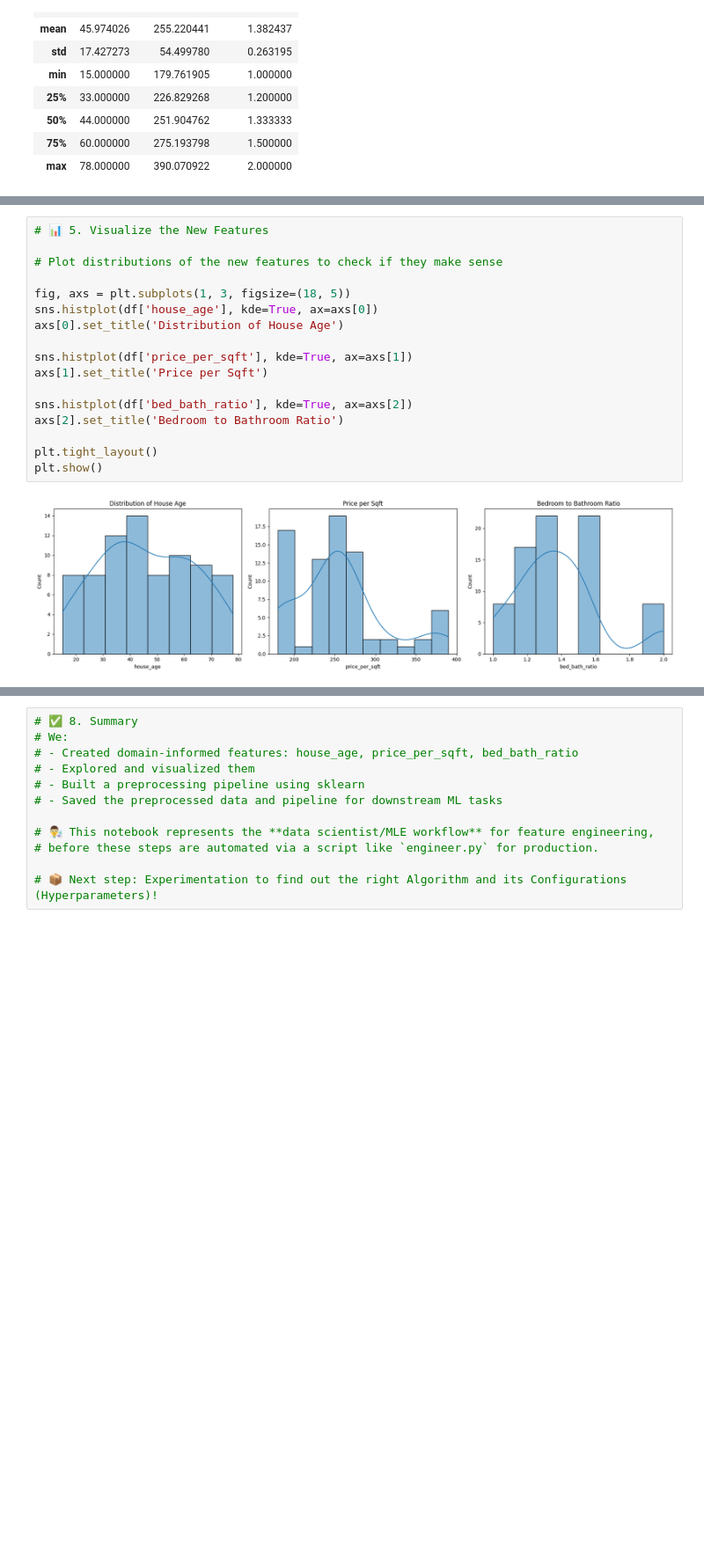
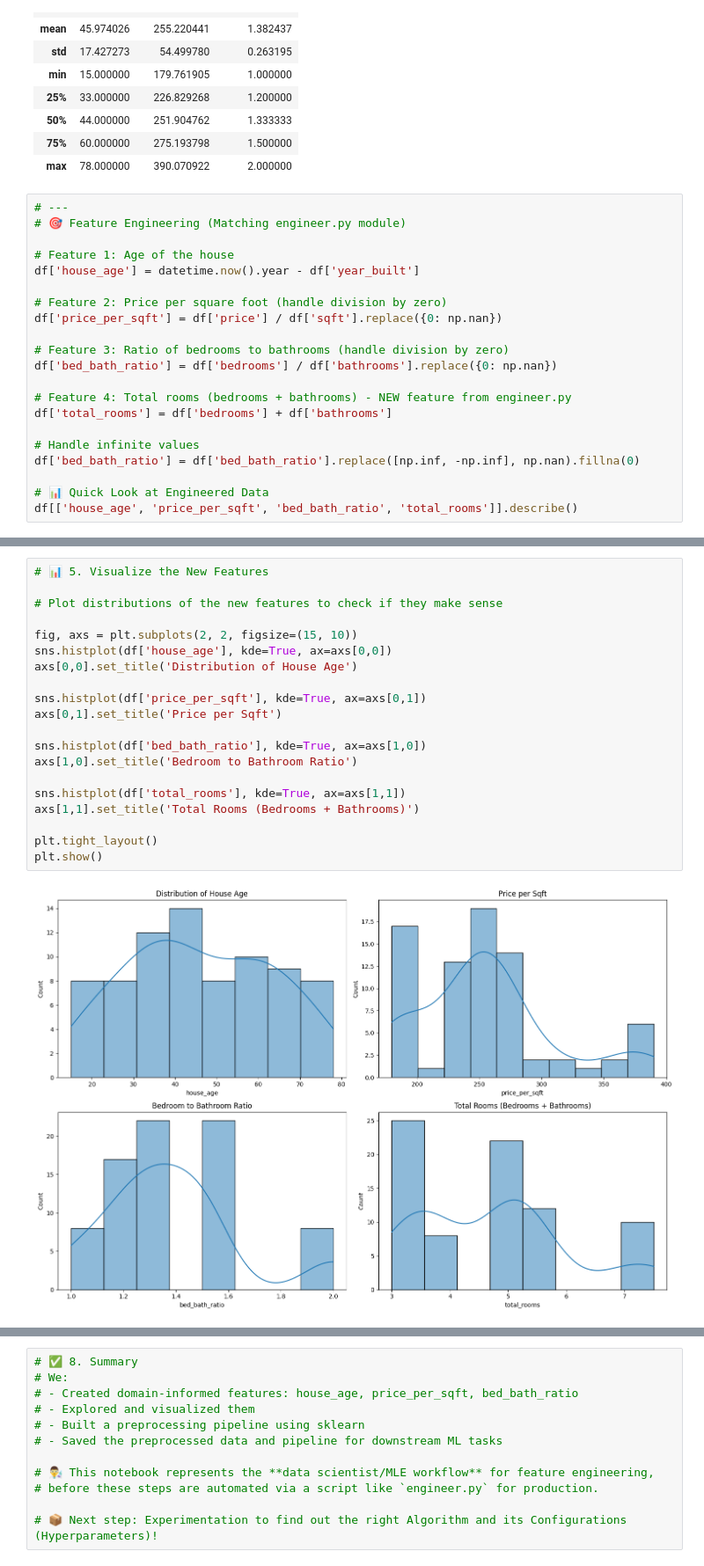
Before and after one commit to sonvt8/MLOps-House_Price_Predictions, a Jupyter notebook: notebooks/02_feature_engineering.ipynb, the cells around one changed output, grey strips where cells are left out. Shown at 88% size. Saved outputs shown, nothing was run; the diff lists cells and outputs as text; blank space fills up the shorter version.

```diff
--- a/notebooks/02_feature_engineering.ipynb
+++ b/notebooks/02_feature_engineering.ipynb
@@ -96,3 +96,24 @@ df[['house_age', 'price_per_sqft', 'bed_bath_ratio']].describe()
 | 50% | 44.000000 | 251.904762 | 1.333333 |
 | 75% | 60.000000 | 275.193798 | 1.500000 |
 | max | 78.000000 | 390.070922 | 2.000000 |
+# %%
+# ---
+# 🎯 Feature Engineering (Matching engineer.py module)
+
+# Feature 1: Age of the house
+df['house_age'] = datetime.now().year - df['year_built']
+
+# Feature 2: Price per square foot (handle division by zero)
+df['price_per_sqft'] = df['price'] / df['sqft'].replace({0: np.nan})
+
+# Feature 3: Ratio of bedrooms to bathrooms (handle division by zero)
+df['bed_bath_ratio'] = df['bedrooms'] / df['bathrooms'].replace({0: np.nan})
+
+# Feature 4: Total rooms (bedrooms + bathrooms) - NEW feature from engineer.py
+df['total_rooms'] = df['bedrooms'] + df['bathrooms']
+
+# Handle infinite values
+df['bed_bath_ratio'] = df['bed_bath_ratio'].replace([np.inf, -np.inf], np.nan).fillna(0)
+
+# 📊 Quick Look at Engineered Data
+df[['house_age', 'price_per_sqft', 'bed_bath_ratio', 'total_rooms']].describe()
@@ -99,20 +130,23 @@ df[['house_age', 'price_per_sqft', 'bed_bath_ratio']].describe()
 # %%
 # 📊 5. Visualize the New Features
 
 # Plot distributions of the new features to check if they make sense
 
-fig, axs = plt.subplots(1, 3, figsize=(18, 5))
-sns.histplot(df['house_age'], kde=True, ax=axs[0])
-axs[0].set_title('Distribution of House Age')
+fig, axs = plt.subplots(2, 2, figsize=(15, 10))
+sns.histplot(df['house_age'], kde=True, ax=axs[0,0])
+axs[0,0].set_title('Distribution of House Age')
 
-sns.histplot(df['price_per_sqft'], kde=True, ax=axs[1])
-axs[1].set_title('Price per Sqft')
+sns.histplot(df['price_per_sqft'], kde=True, ax=axs[0,1])
+axs[0,1].set_title('Price per Sqft')
 
-sns.histplot(df['bed_bath_ratio'], kde=True, ax=axs[2])
-axs[2].set_title('Bedroom to Bathroom Ratio')
+sns.histplot(df['bed_bath_ratio'], kde=True, ax=axs[1,0])
+axs[1,0].set_title('Bedroom to Bathroom Ratio')
+
+sns.histplot(df['total_rooms'], kde=True, ax=axs[1,1])
+axs[1,1].set_title('Total Rooms (Bedrooms + Bathrooms)')
 
 plt.tight_layout()
 plt.show()
 # %% [output]
-[figure, old version]
+[figure, new version]
 # %%
```
Also changed, not shown: parts of 2 cells of this notebook, 3 other files.
